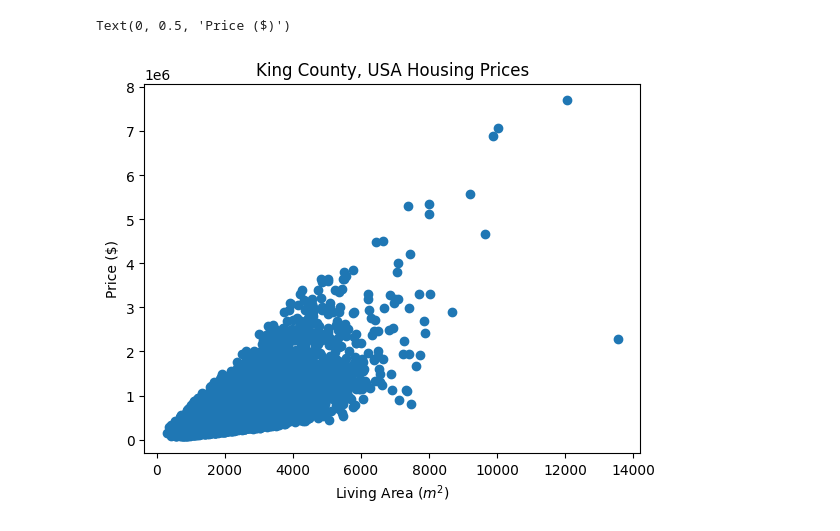
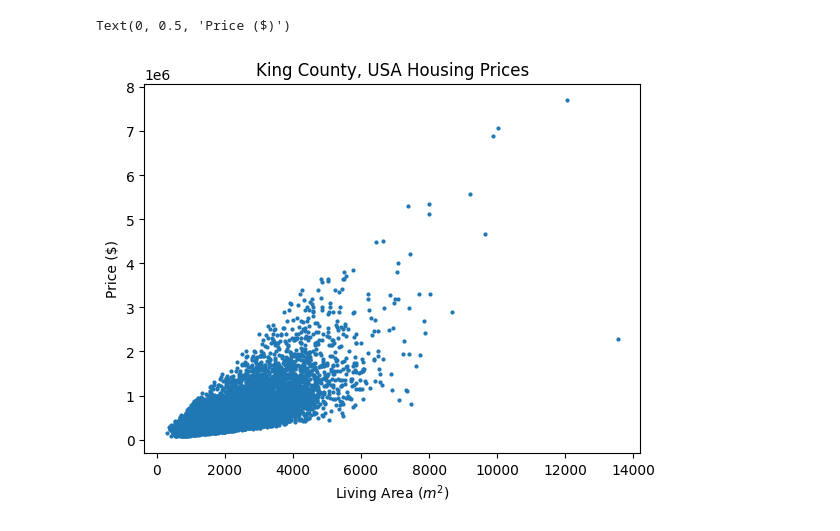
Before and after one commit to uynitsuj/playground, a Jupyter notebook: linear regression/KaggleEGHousingDataset/2dLR.ipynb, the cells around one changed output. Saved outputs shown, nothing was run; the diff lists cells and outputs as text; code cells hidden in the pictures.

```diff
--- a/linear regression/KaggleEGHousingDataset/2dLR.ipynb
+++ b/linear regression/KaggleEGHousingDataset/2dLR.ipynb
@@ -5,10 +5,11 @@ import pandas as pd
 # %%
 filename = 'data/kc_house_data.csv'
 data = np.genfromtxt(filename, delimiter=",", usecols=(2, 5), names=True)
-plt.plot(data['sqft_living'],data['price'], 'o')
+fig, ax = plt.subplots()
+ax.plot(data['sqft_living'],data['price'], 'o', markersize = 1)
 plt.title("King County, USA Housing Prices")
 plt.xlabel("Living Area ($m^2$)")
 plt.ylabel("Price ($)")
 # %% [output]
 Text(0, 0.5, 'Price ($)')
-[figure, old version]
+[figure, new version]
```
Also changed, not shown: parts of 1 cell of this notebook.
